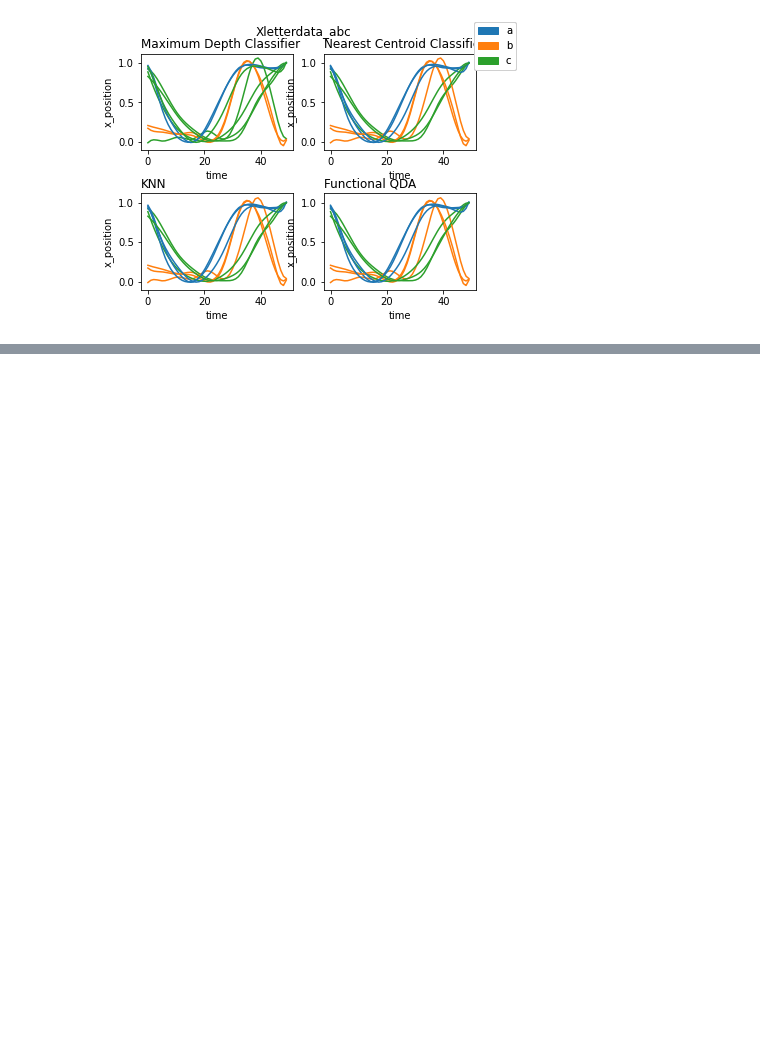
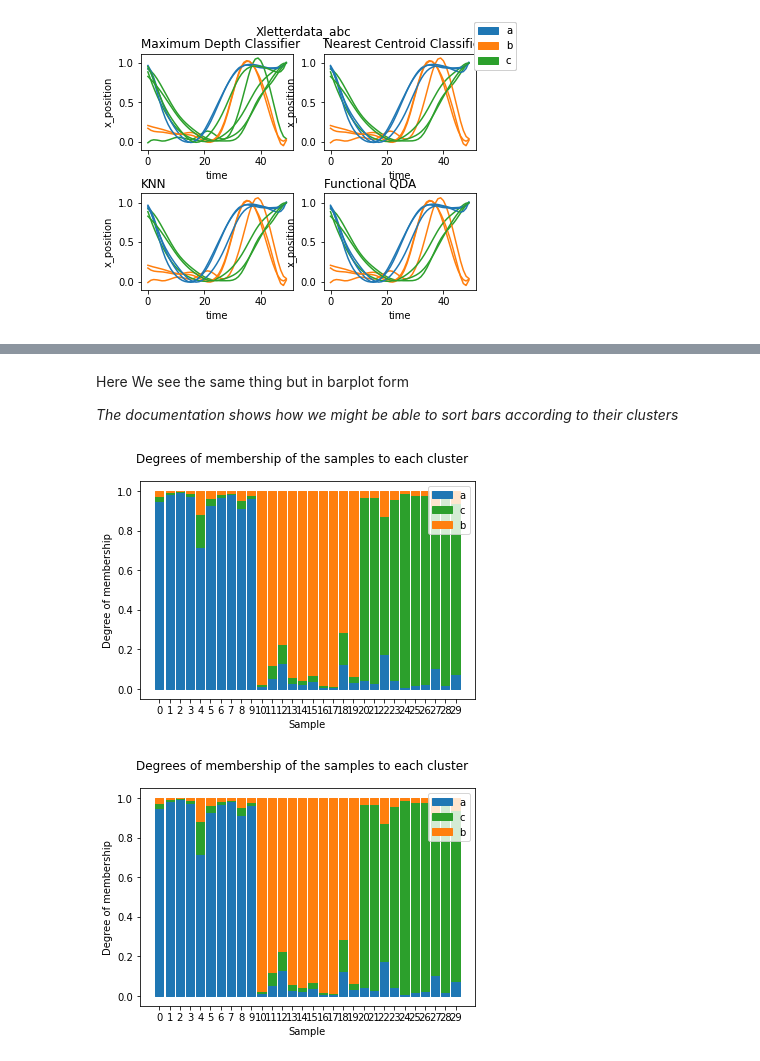
Before and after one commit to ruckapark/FDA, a Jupyter notebook: FDA_letter_classifiers.ipynb, the cells around one changed output, grey strips where cells are left out. Saved outputs shown, nothing was run; the diff lists cells and outputs as text; code cells hidden in the pictures; blank space fills up the shorter version.

```diff
--- a/FDA_letter_classifiers.ipynb
+++ b/FDA_letter_classifiers.ipynb
@@ -230,0 +314,10 @@ plt.show()
+# %% [markdown]
+Here We see the same thing but in barplot form
+
+*The documentation shows how we might be able to sort bars according to their clusters*
+# %%
+ClusterMembershipPlot(fuzzy_kmeans, X_FData, cluster_colors = cluster_colors,
+                     cluster_labels = cluster_labels).plot()
+# %% [output]
+[figure, added]
+[figure, added]
```
Also changed, not shown: parts of 12 cells of this notebook.
